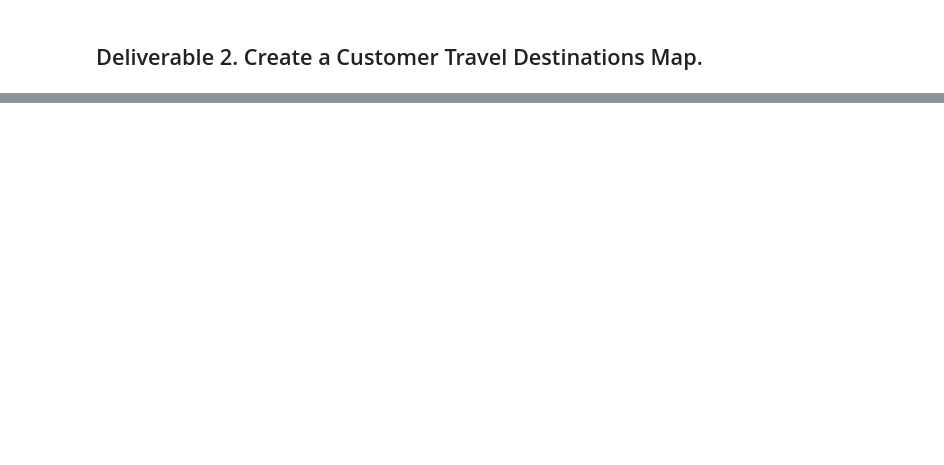
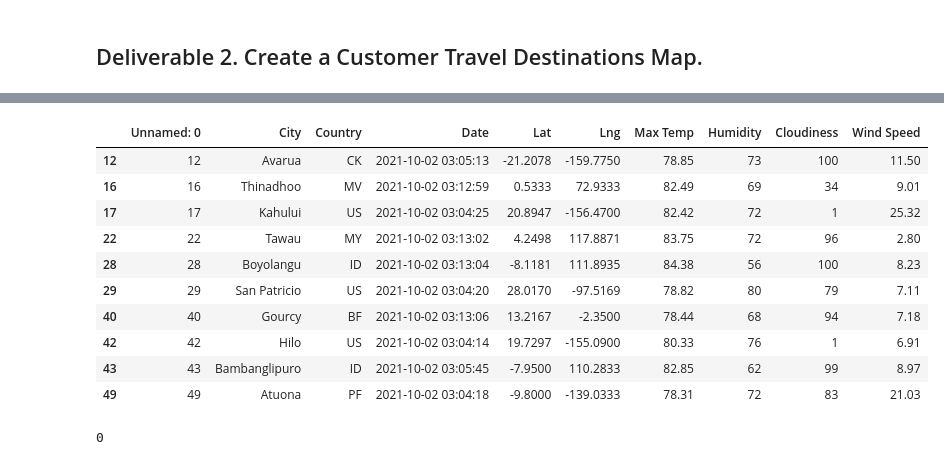
Before and after one commit to jmarrujo31/World_Weather_Analysis, a Jupyter notebook: Vacation_Search/Vacation_Search.ipynb, the cells around one changed output, grey strips where cells are left out. Cells and saved outputs as stored; diff of their text form; code cells hidden in the pictures; blank space fills up the shorter version.

```diff
--- a/Vacation_Search/Vacation_Search.ipynb
+++ b/Vacation_Search/Vacation_Search.ipynb
@@ -29,6 +35,26 @@ KeyboardInterrupt: Interrupted by user
 # %%
 # 3. Filter the city_data_df DataFrame using the input statements to create a new DataFrame using the loc method.
+preferred_cities_df = city_data_df.loc[(city_data_df["Max Temp"] <= max_temp) & \
+                                       (city_data_df["Max Temp"] >= min_temp)]
+preferred_cities_df.head(10)
+# %% [output]
+|  | Unnamed: 0 | City | Country | Date | Lat | Lng | Max Temp | Humidity | Cloudiness | Wind Speed |
+| 12 | 12 | Avarua | CK | 2021-10-02 03:05:13 | -21.2078 | -159.7750 | 78.85 | 73 | 100 | 11.50 |
+| 16 | 16 | Thinadhoo | MV | 2021-10-02 03:12:59 | 0.5333 | 72.9333 | 82.49 | 69 | 34 | 9.01 |
+| 17 | 17 | Kahului | US | 2021-10-02 03:04:25 | 20.8947 | -156.4700 | 82.42 | 72 | 1 | 25.32 |
+| 22 | 22 | Tawau | MY | 2021-10-02 03:13:02 | 4.2498 | 117.8871 | 83.75 | 72 | 96 | 2.80 |
+| 28 | 28 | Boyolangu | ID | 2021-10-02 03:13:04 | -8.1181 | 111.8935 | 84.38 | 56 | 100 | 8.23 |
+| 29 | 29 | San Patricio | US | 2021-10-02 03:04:20 | 28.0170 | -97.5169 | 78.82 | 80 | 79 | 7.11 |
+| 40 | 40 | Gourcy | BF | 2021-10-02 03:13:06 | 13.2167 | -2.3500 | 78.44 | 68 | 94 | 7.18 |
+| 42 | 42 | Hilo | US | 2021-10-02 03:04:14 | 19.7297 | -155.0900 | 80.33 | 76 | 1 | 6.91 |
+| 43 | 43 | Bambanglipuro | ID | 2021-10-02 03:05:45 | -7.9500 | 110.2833 | 82.85 | 62 | 99 | 8.97 |
+| 49 | 49 | Atuona | PF | 2021-10-02 03:04:18 | -9.8000 | -139.0333 | 78.31 | 72 | 83 | 21.03 |
 # %%
 # 4a. Determine if there are any empty rows.
+#preferred_cities_df.head()
+#preferred_cities_df.isnull().values.any()
+preferred_cities_df.isnull().sum().sum()
+# %% [output]
+0
 # %%
 # 4b. Drop any empty rows and create a new DataFrame that doesn’t have empty rows.
```
Also changed, not shown: parts of 7 cells of this notebook, 10 other files.
